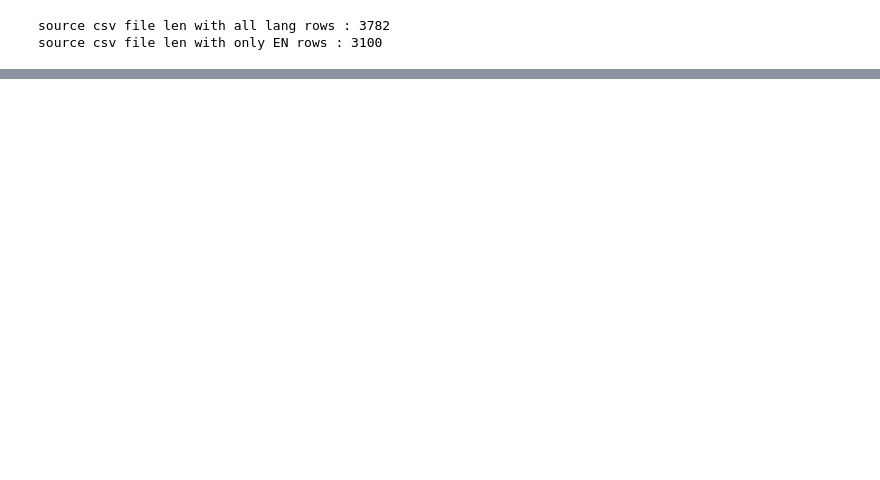
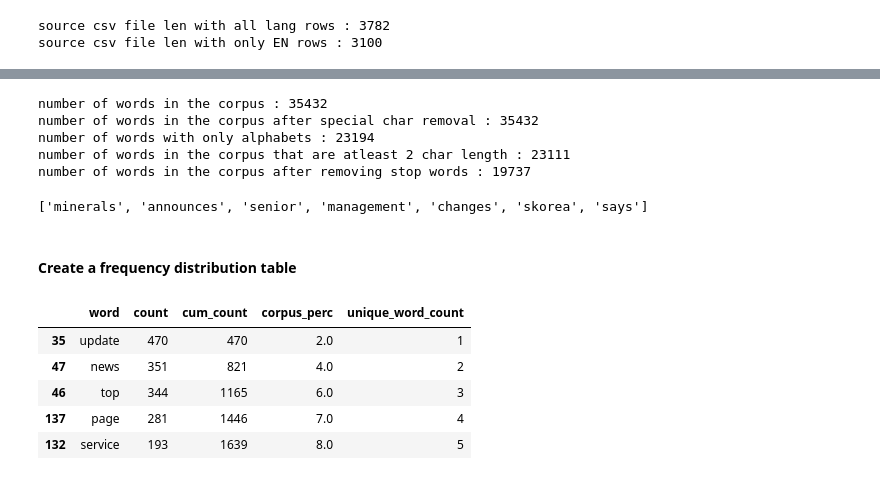
Before and after one commit to ramkumarr02/news_trend_analysis, a Jupyter notebook: assignment_v1.0.ipynb, the cells around one changed output, grey strips where cells are left out. Cells and saved outputs as stored; diff of their text form; code cells hidden in the pictures; blank space fills up the shorter version.

```diff
--- a/assignment_v1.0.ipynb
+++ b/assignment_v1.0.ipynb
@@ -111,0 +209,45 @@ data['df'].head(2)
+# %%
+text = data['new_df']['text'].to_csv(sep=' ', index=False, header=False).lower()
+tokens = clean_data(text)
+# %% [output]
+number of words in the corpus : 35432
+number of words in the corpus after special char removal : 35432
+number of words with only alphabets : 23194
+number of words in the corpus that are atleast 2 char length : 23111
+number of words in the corpus after removing stop words : 19737
+# %%
+tokens[1:8]
+# %% [output]
+['minerals', 'announces', 'senior', 'management', 'changes', 'skorea', 'says']
+# %% [markdown]
+#### Create a frequency distribution table
+# %%
+def get_freq_ds(tokens):
+    freq = nltk.FreqDist(tokens)
+    freqdf = pd.DataFrame.from_dict(freq,orient='index')
+
+    freqdf = freqdf.reset_index(inplace = False)
+
+    freqdf['word'] = freqdf['index']
+    freqdf['count'] = freqdf[0]
+
+    del freqdf['index']
+    del freqdf[0]
+    freqdf = freqdf.sort_values(by = ['count'], ascending =  False)
+
+    return(freqdf)
+
+freqdf = get_freq_ds(tokens)
+# %%
+freqdf['cum_count'] = freqdf['count'].cumsum()
+freqdf['corpus_perc'] = np.round(100*freqdf['cum_count']/freqdf['count'].sum())
+freqdf['unique_word_count'] = np.arange(freqdf.shape[0]) + 1
+# %%
+freqdf.head()
+# %% [output]
+|  | word | count | cum_count | corpus_perc | unique_word_count |
+| 35 | update | 470 | 470 | 2.0 | 1 |
+| 47 | news | 351 | 821 | 4.0 | 2 |
+| 46 | top | 344 | 1165 | 6.0 | 3 |
+| 137 | page | 281 | 1446 | 7.0 | 4 |
+| 132 | service | 193 | 1639 | 8.0 | 5 |
```
Also changed, not shown: parts of 39 cells of this notebook.
